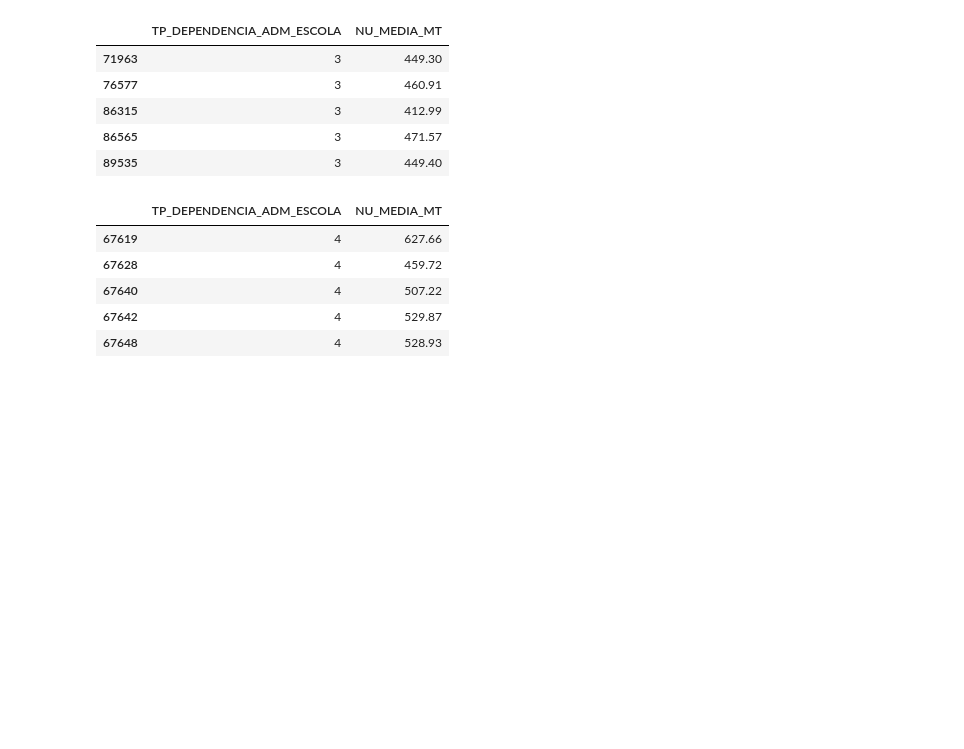
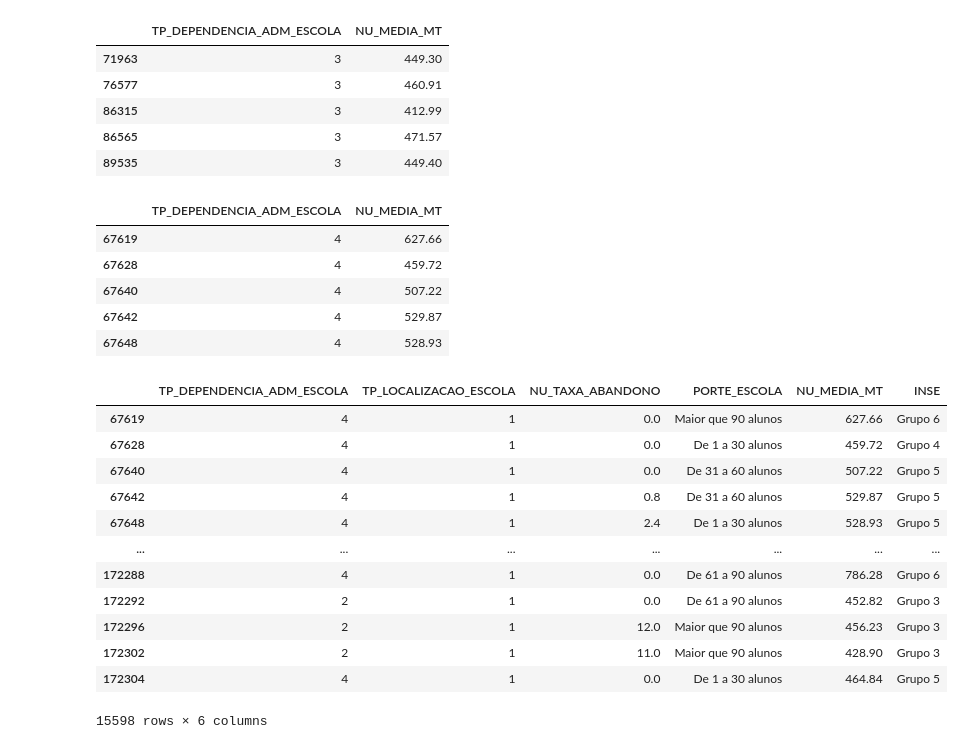
Before and after one commit to insper-classroom/23-1a-cd-p2-lucca_pedro_rafael, a Jupyter notebook: P2.ipynb, the cells around one changed output. Cells and saved outputs as stored; diff of their text form; code cells hidden in the pictures; blank space fills up the shorter version.

```diff
--- a/P2.ipynb
+++ b/P2.ipynb
@@ -117,3 +137,19 @@ tipo4.head()
 | 67640 | 4 | 507.22 |
 | 67642 | 4 | 529.87 |
 | 67648 | 4 | 528.93 |
+# %%
+dados_limpando
+# %% [output]
+|  | TP_DEPENDENCIA_ADM_ESCOLA | TP_LOCALIZACAO_ESCOLA | NU_TAXA_ABANDONO | PORTE_ESCOLA | NU_MEDIA_MT | INSE |
+| 67619 | 4 | 1 | 0.0 | Maior que 90 alunos | 627.66 | Grupo 6 |
+| 67628 | 4 | 1 | 0.0 | De 1 a 30 alunos | 459.72 | Grupo 4 |
+| 67640 | 4 | 1 | 0.0 | De 31 a 60 alunos | 507.22 | Grupo 5 |
+| 67642 | 4 | 1 | 0.8 | De 31 a 60 alunos | 529.87 | Grupo 5 |
+| 67648 | 4 | 1 | 2.4 | De 1 a 30 alunos | 528.93 | Grupo 5 |
+| ... | ... | ... | ... | ... | ... | ... |
+| 172288 | 4 | 1 | 0.0 | De 61 a 90 alunos | 786.28 | Grupo 6 |
+| 172292 | 2 | 1 | 0.0 | De 61 a 90 alunos | 452.82 | Grupo 3 |
+| 172296 | 2 | 1 | 12.0 | Maior que 90 alunos | 456.23 | Grupo 3 |
+| 172302 | 2 | 1 | 11.0 | Maior que 90 alunos | 428.90 | Grupo 3 |
+| 172304 | 4 | 1 | 0.0 | De 1 a 30 alunos | 464.84 | Grupo 5 |
+15598 rows × 6 columns
```
Also changed, not shown: parts of 2 cells of this notebook.
